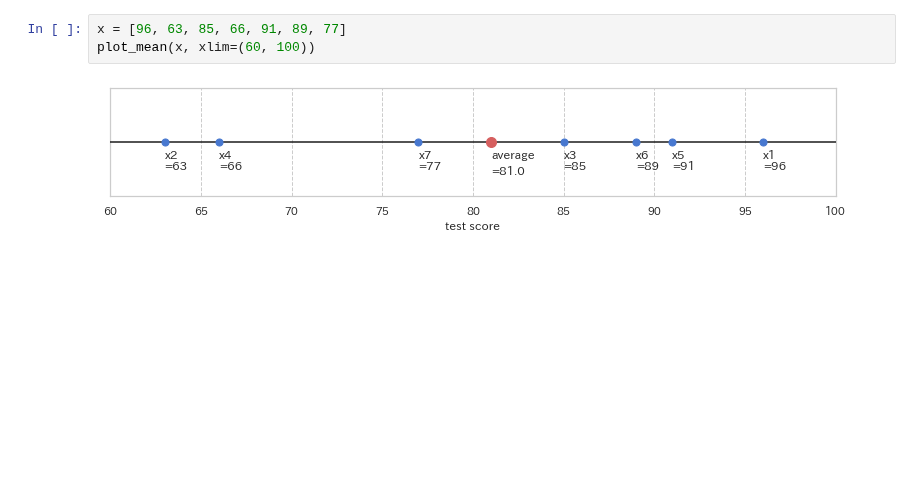
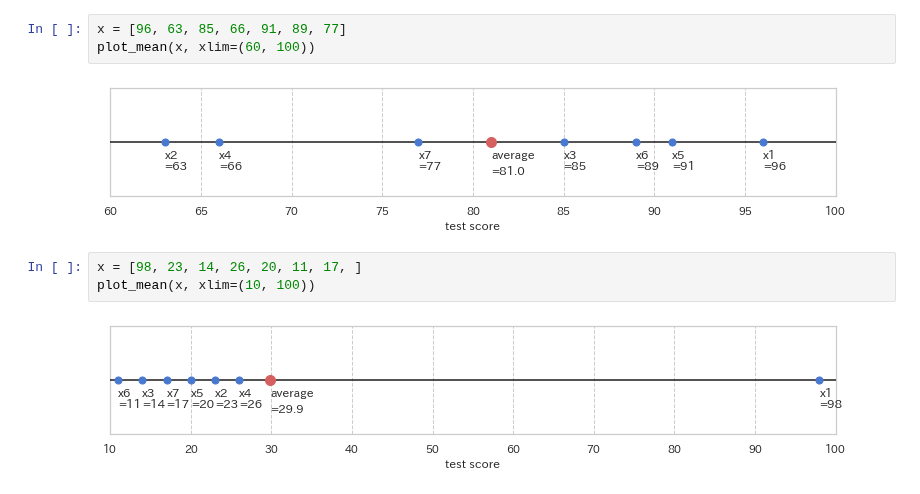
Before and after one commit to zfukuoka/Copying_a_sutra, a Jupyter notebook: SoftwareDesign202010_01/SoftwareDesign202010_0102.ipynb, the cells around one changed output. Cells and saved outputs as stored; diff of their text form; blank space fills up the shorter version.

```diff
--- a/SoftwareDesign202010_01/SoftwareDesign202010_0102.ipynb
+++ b/SoftwareDesign202010_01/SoftwareDesign202010_0102.ipynb
@@ -161,3 +161,8 @@ x = [96, 63, 85, 66, 91, 89, 77]
 plot_mean(x, xlim=(60, 100))
 # %% [output]
 [figure]
+# %%
+x = [98, 23, 14, 26, 20, 11, 17, ]
+plot_mean(x, xlim=(10, 100))
+# %% [output]
+[figure, added]
```
Also changed, not shown: parts of 2 cells of this notebook.
